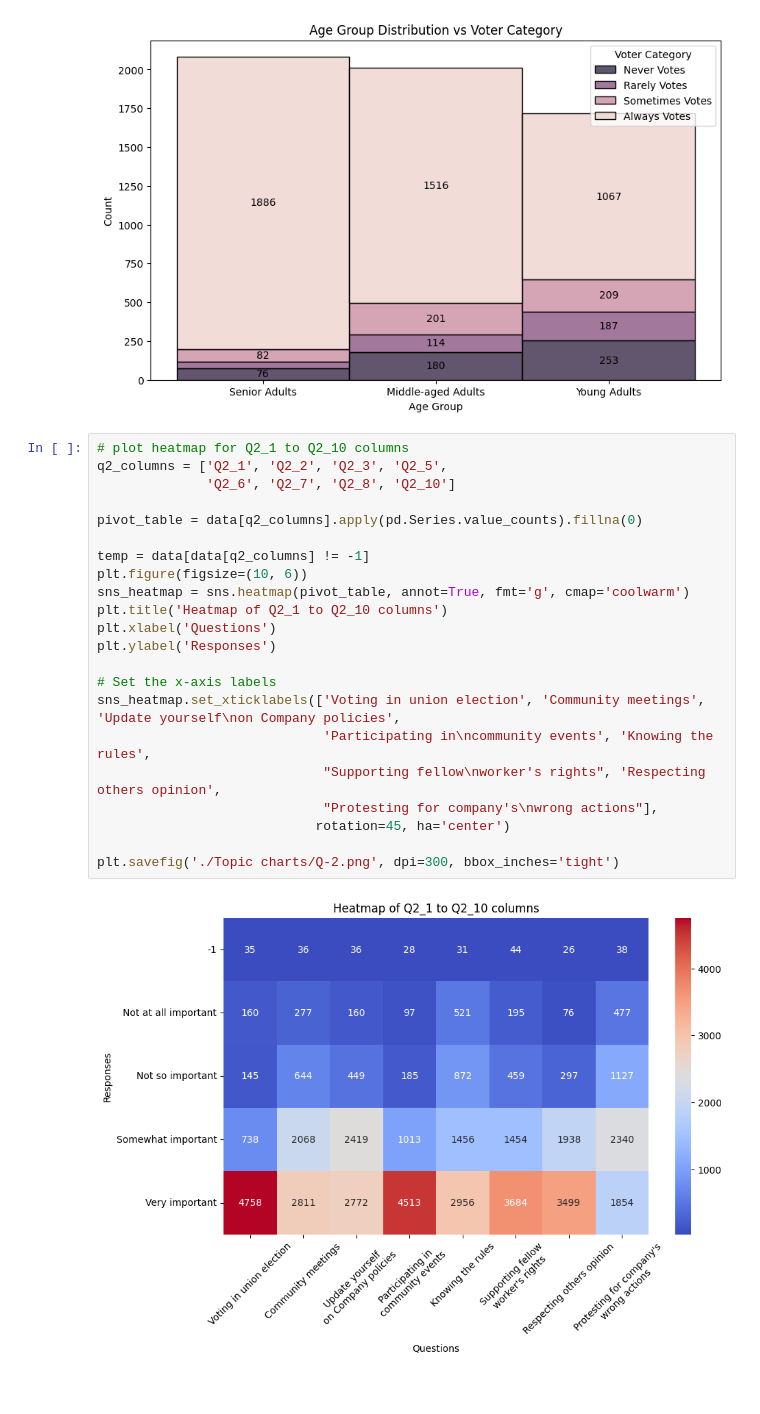
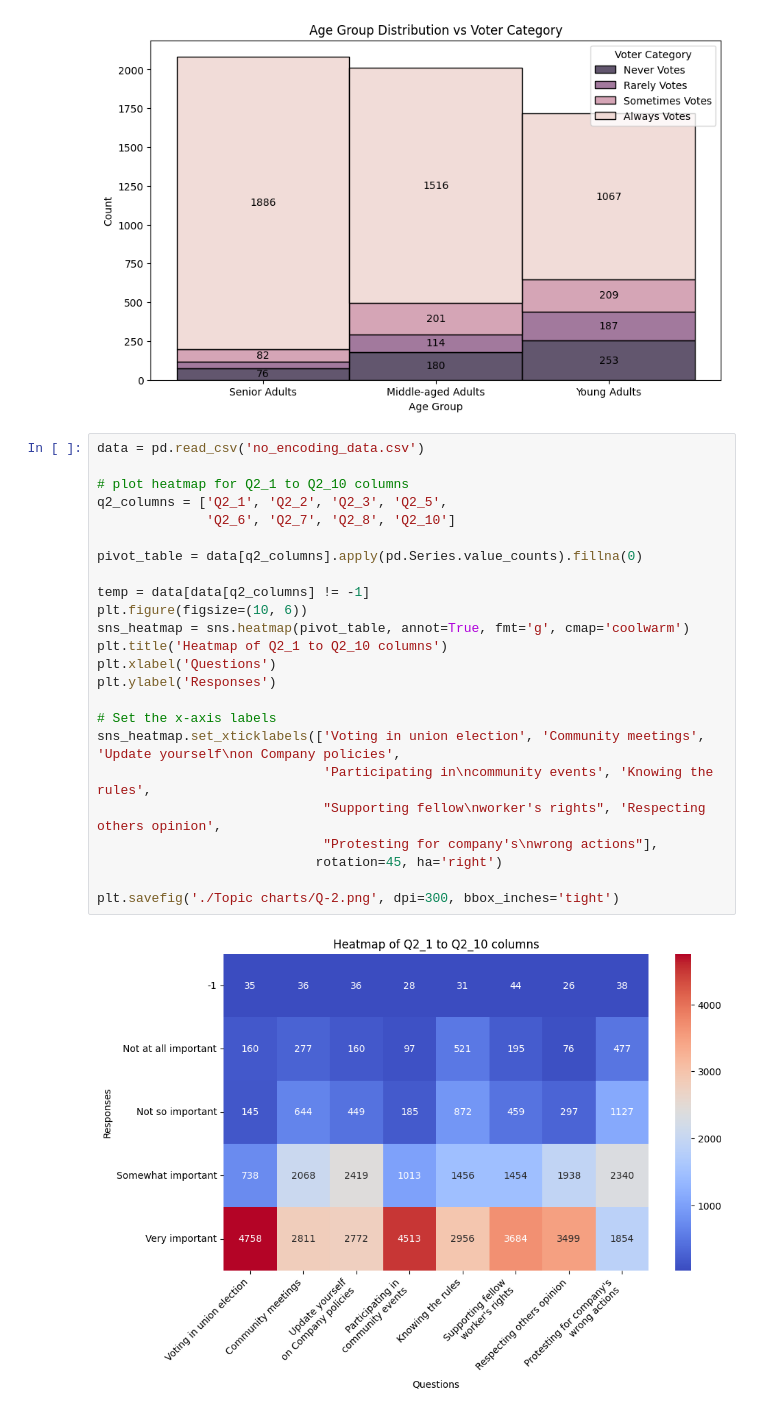
Before and after one commit to Kaustav-Goswami9/Data-Viz, a Jupyter notebook: topic_1.ipynb, the cells around one changed output. Drawn from its saved outputs; the diff is of its cells as text.

Commit message:
fixed heatmap axis

```diff
--- a/topic_1.ipynb
+++ b/topic_1.ipynb
@@ -27,26 +27,28 @@ plt.show()
 # %% [output]
 [figure]
 # %%
+data = pd.read_csv('no_encoding_data.csv')
+
 # plot heatmap for Q2_1 to Q2_10 columns
 q2_columns = ['Q2_1', 'Q2_2', 'Q2_3', 'Q2_5',
               'Q2_6', 'Q2_7', 'Q2_8', 'Q2_10']
 
 pivot_table = data[q2_columns].apply(pd.Series.value_counts).fillna(0)
 
 temp = data[data[q2_columns] != -1]
 plt.figure(figsize=(10, 6))
 sns_heatmap = sns.heatmap(pivot_table, annot=True, fmt='g', cmap='coolwarm')
 plt.title('Heatmap of Q2_1 to Q2_10 columns')
 plt.xlabel('Questions')
 plt.ylabel('Responses')
 
 # Set the x-axis labels
 sns_heatmap.set_xticklabels(['Voting in union election', 'Community meetings', 'Update yourself\non Company policies',
                              'Participating in\ncommunity events', 'Knowing the rules',
                              "Supporting fellow\nworker's rights", 'Respecting others opinion',
                              "Protesting for company's\nwrong actions"],
-                            rotation=45, ha='center')
+                            rotation=45, ha='right')
 
 plt.savefig('./Topic charts/Q-2.png', dpi=300, bbox_inches='tight')
 # %% [output]
-[figure, old version]
+[figure, new version]
```
Also changed, not shown: 1 other file.
